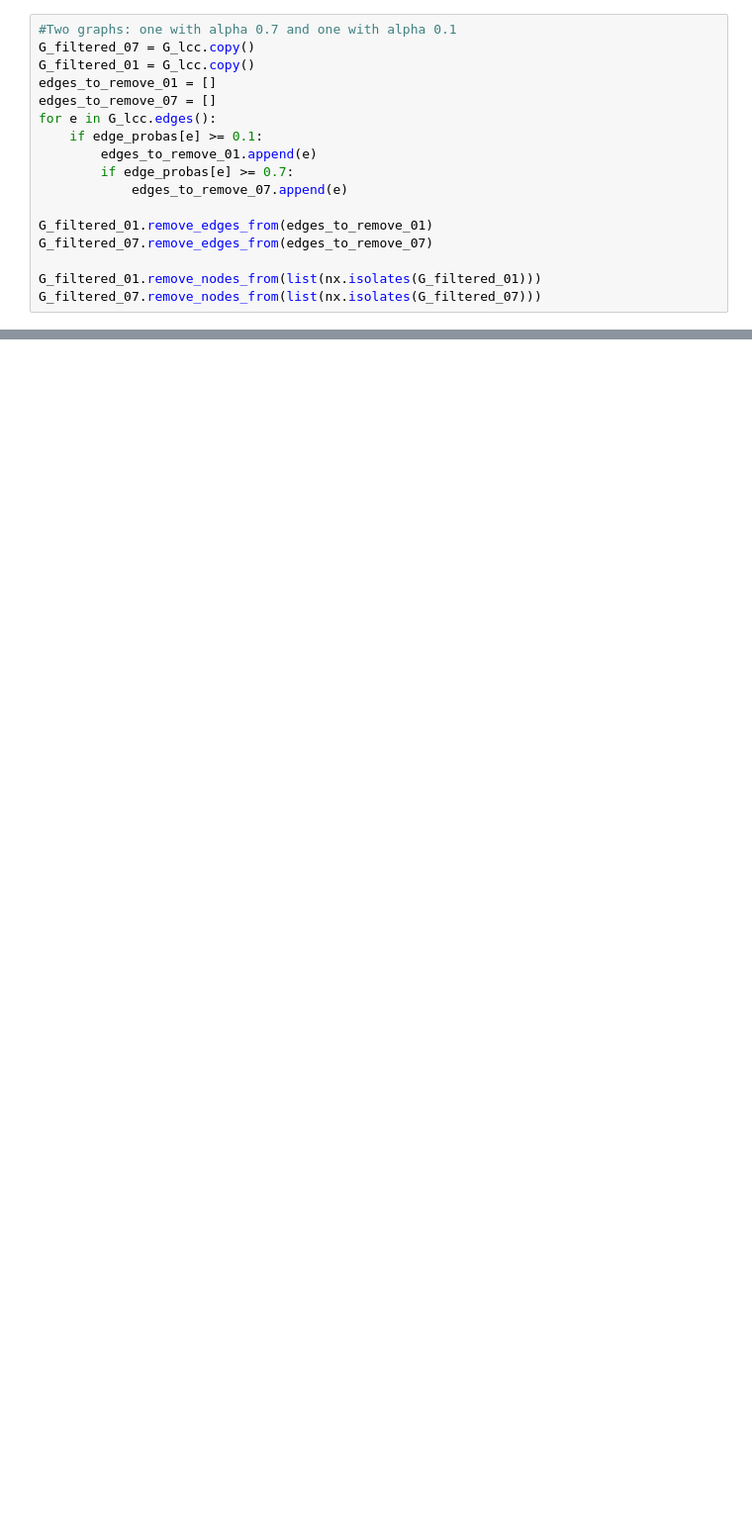
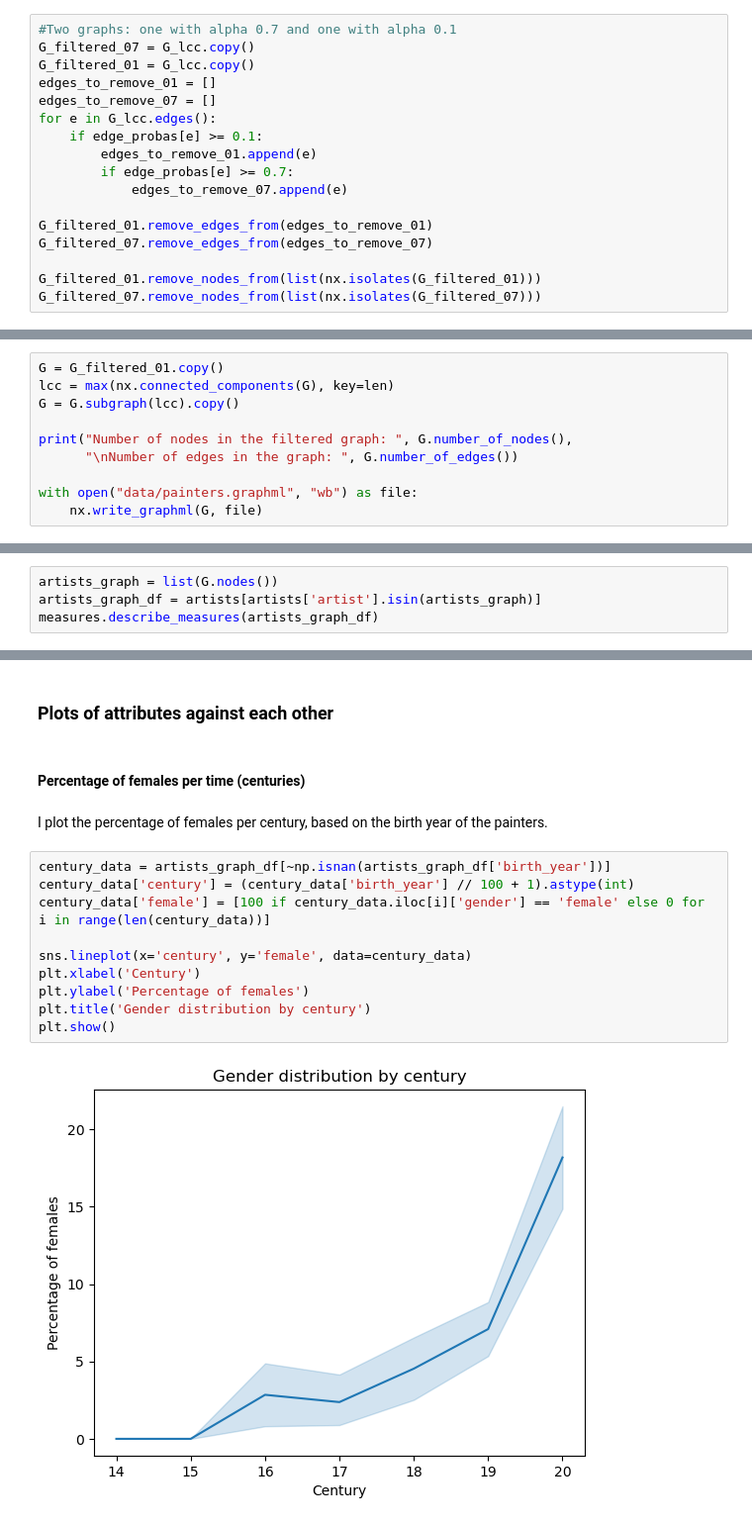
Before and after one commit to me9hanics/painter-network-exploration, a Jupyter notebook: painter_networks.ipynb, the cells around one changed output, grey strips where cells are left out. Shown at 99% size. Saved outputs shown, nothing was run; the diff lists cells and outputs as text; blank space fills up the shorter version.

```diff
--- a/painter_networks.ipynb
+++ b/painter_networks.ipynb
@@ -542,0 +583,10 @@ ax[0].set_title("Clustering coefficient distribution: Alpha 0.1");
+# %%
+G = G_filtered_01.copy()
+lcc = max(nx.connected_components(G), key=len)
+G = G.subgraph(lcc).copy()
+
+print("Number of nodes in the filtered graph: ", G.number_of_nodes(),
+      "\nNumber of edges in the graph: ", G.number_of_edges())
+
+with open("data/painters.graphml", "wb") as file:
+    nx.write_graphml(G, file)
@@ -542,0 +606,4 @@ ax[0].set_title("Clustering coefficient distribution: Alpha 0.1");
+# %%
+artists_graph = list(G.nodes())
+artists_graph_df = artists[artists['artist'].isin(artists_graph)]
+measures.describe_measures(artists_graph_df)
@@ -542,0 +625,18 @@ ax[0].set_title("Clustering coefficient distribution: Alpha 0.1");
+# %% [markdown]
+### Plots of attributes against each other
+# %% [markdown]
+#### Percentage of females per time (centuries)
+# %% [markdown]
+I plot the percentage of females per century, based on the birth year of the painters.
+# %%
+century_data = artists_graph_df[~np.isnan(artists_graph_df['birth_year'])]
+century_data['century'] = (century_data['birth_year'] // 100 + 1).astype(int)
+century_data['female'] = [100 if century_data.iloc[i]['gender'] == 'female' else 0 for i in range(len(century_data))]
+
+sns.lineplot(x='century', y='female', data=century_data)
+plt.xlabel('Century')
+plt.ylabel('Percentage of females')
+plt.title('Gender distribution by century')
+plt.show()
+# %% [output]
+[figure, added]
```
Also changed, not shown: parts of 50 cells of this notebook, 2 other files.
